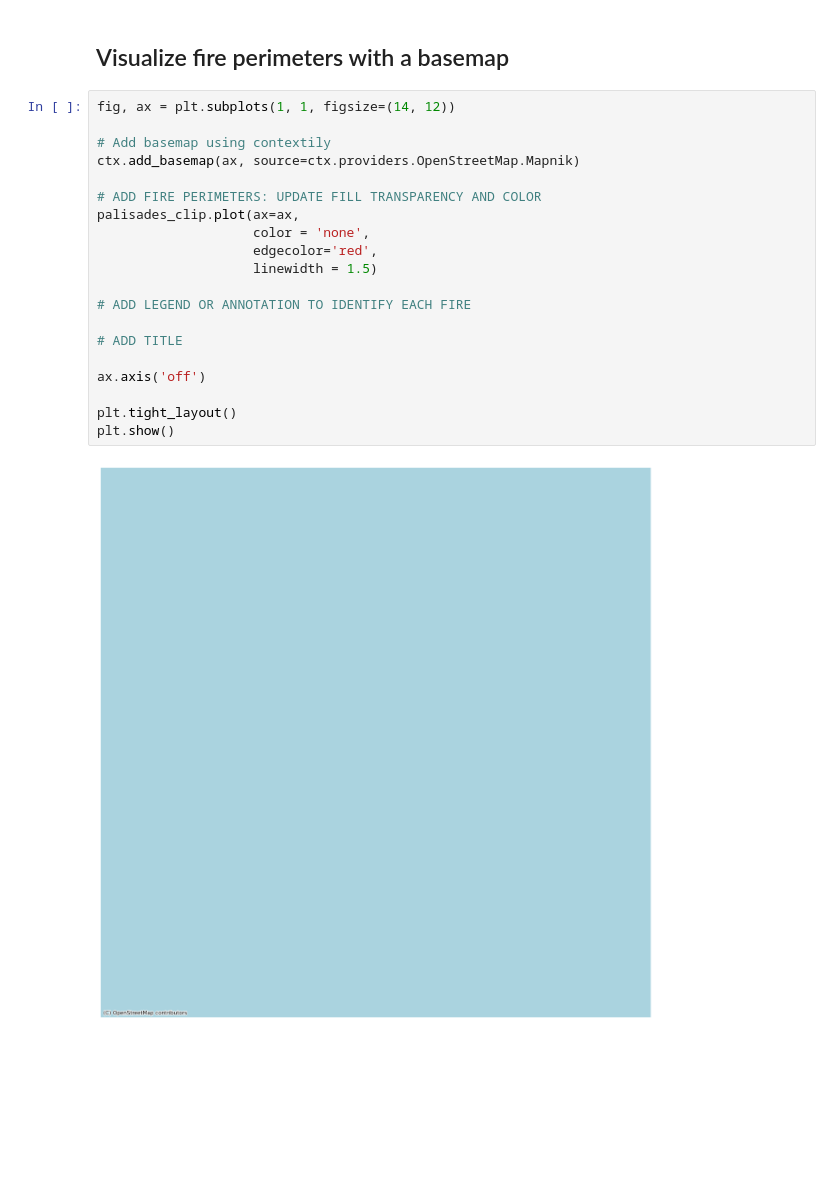
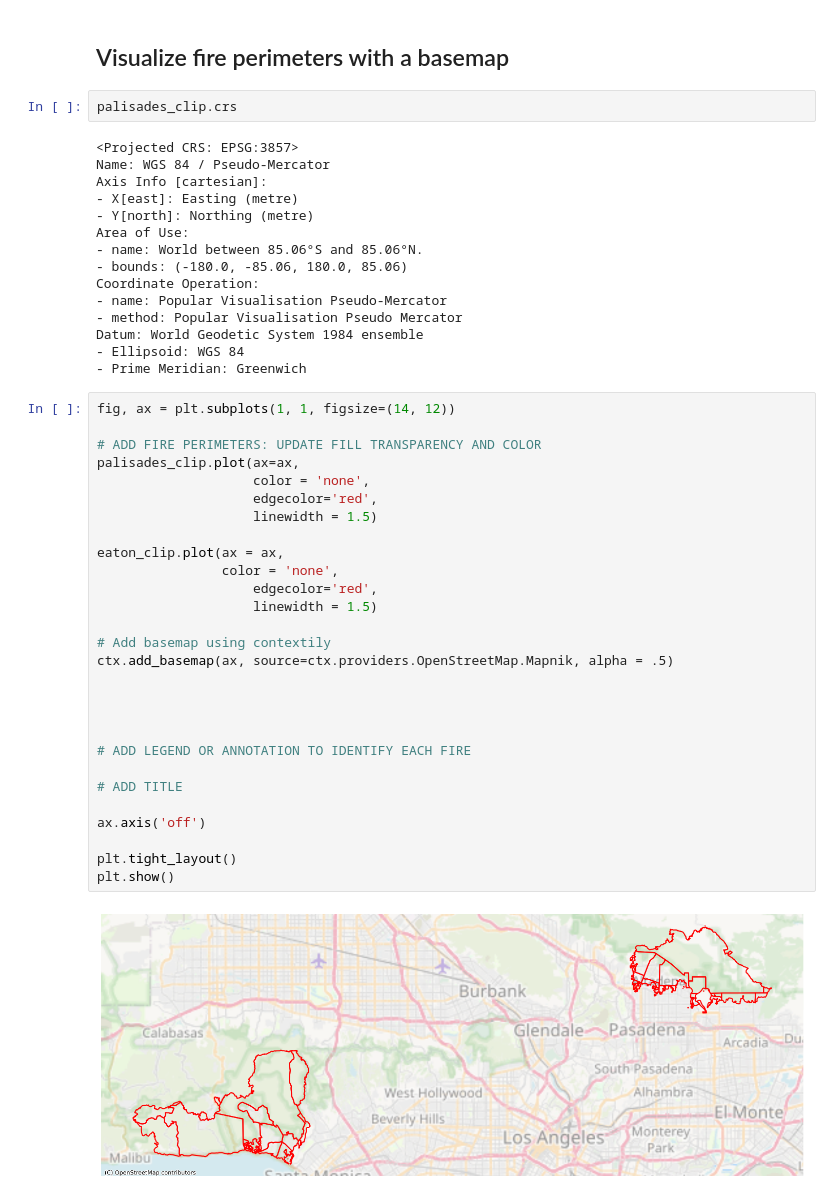
Before and after one commit to sofiiir/eds220-2025-sections, a Jupyter notebook: eaton-palisades-fires.ipynb, the cells around one changed output. Saved outputs shown, nothing was run; the diff lists cells and outputs as text; blank space fills up the shorter version.

Commit message:
Final plot troubleshoot

```diff
--- a/eaton-palisades-fires.ipynb
+++ b/eaton-palisades-fires.ipynb
@@ -123,25 +123,50 @@ Text(0.5, 1.0, 'Census tracts overlapping Eaton fire perimeter')
 Clipping selects only the areas burned while join contains the entirety of the intersects are included.
 # %% [markdown]
 ## Visualize fire perimeters with a basemap
+# %%
+palisades_clip.crs
+# %% [output]
+<Projected CRS: EPSG:3857>
+Name: WGS 84 / Pseudo-Mercator
+Axis Info [cartesian]:
+- X[east]: Easting (metre)
+- Y[north]: Northing (metre)
+Area of Use:
+- name: World between 85.06°S and 85.06°N.
+- bounds: (-180.0, -85.06, 180.0, 85.06)
+Coordinate Operation:
+- name: Popular Visualisation Pseudo-Mercator
+- method: Popular Visualisation Pseudo Mercator
+Datum: World Geodetic System 1984 ensemble
+- Ellipsoid: WGS 84
+- Prime Meridian: Greenwich
 # %%
 fig, ax = plt.subplots(1, 1, figsize=(14, 12))
-
-# Add basemap using contextily
-ctx.add_basemap(ax, source=ctx.providers.OpenStreetMap.Mapnik)
 
 # ADD FIRE PERIMETERS: UPDATE FILL TRANSPARENCY AND COLOR
 palisades_clip.plot(ax=ax,
                     color = 'none',
                     edgecolor='red',
                     linewidth = 1.5)
+
+eaton_clip.plot(ax = ax,
+                color = 'none',
+                    edgecolor='red',
+                    linewidth = 1.5)
+
+# Add basemap using contextily
+ctx.add_basemap(ax, source=ctx.providers.OpenStreetMap.Mapnik, alpha = .5)
+
+
+
 
 # ADD LEGEND OR ANNOTATION TO IDENTIFY EACH FIRE
 
 # ADD TITLE
 
 ax.axis('off')
 
 plt.tight_layout()
 plt.show()
 # %% [output]
-[figure, old version]
+[figure, new version]
```
